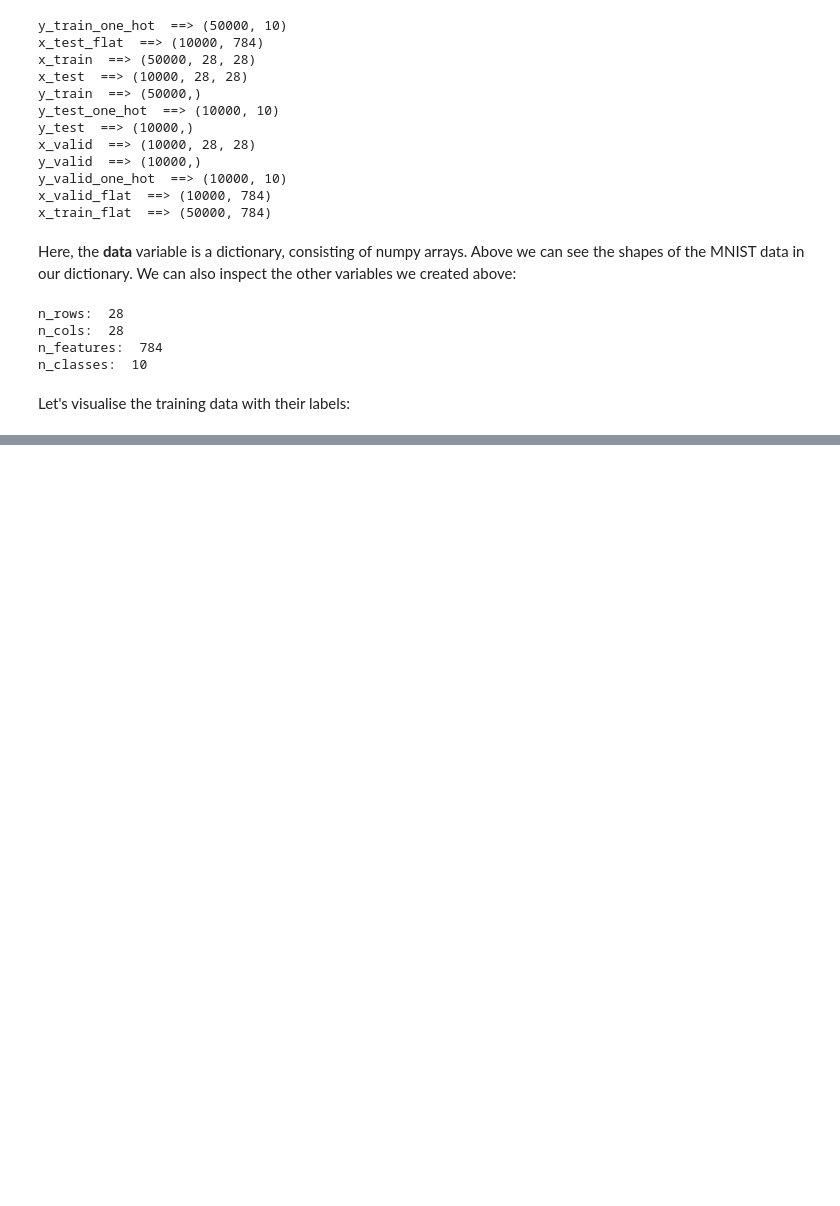
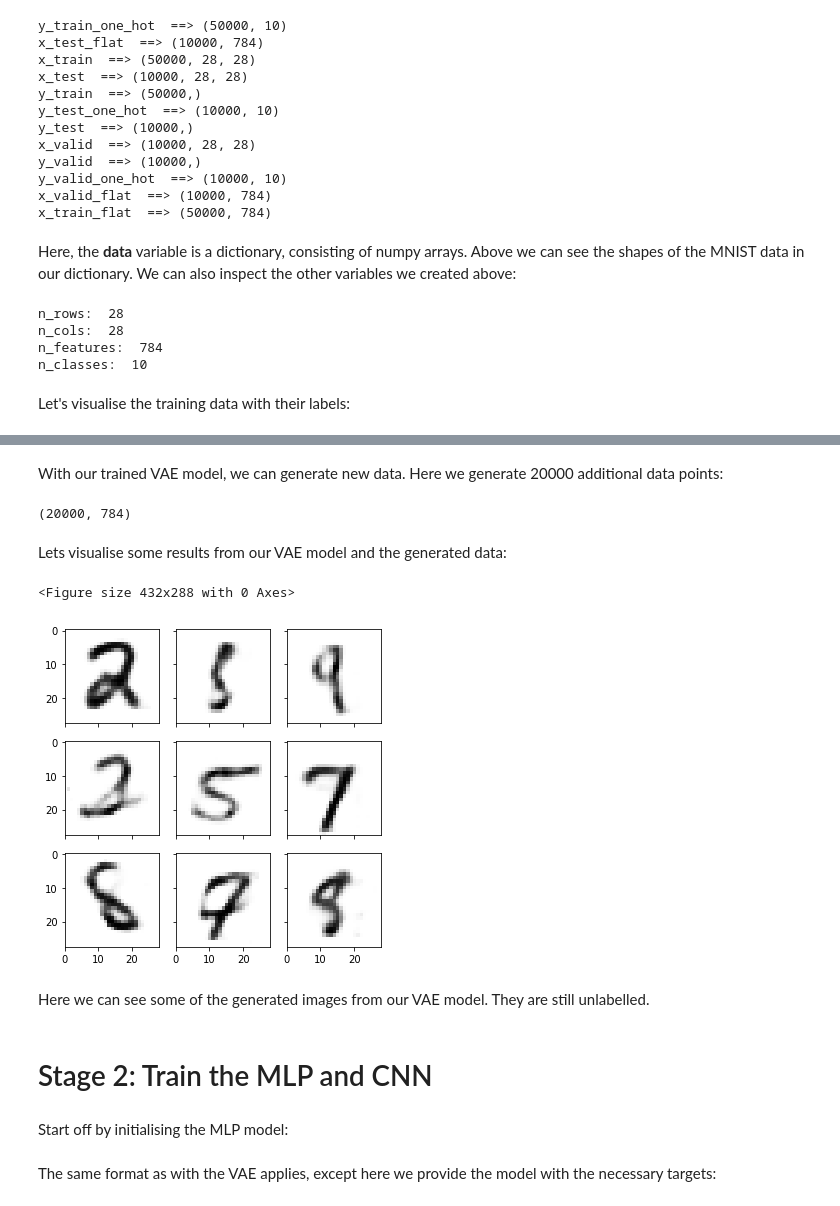
Before and after one commit to zanderbraam/vitrify, a Jupyter notebook: notebooks/vitrify_mnist.ipynb, the cells around one changed output, grey strips where cells are left out. Cells and saved outputs as stored; diff of their text form; code cells hidden in the pictures; blank space fills up the shorter version.

Commit message:
Trying out downsampled models

```diff
--- a/notebooks/vitrify_mnist.ipynb
+++ b/notebooks/vitrify_mnist.ipynb
@@ -101,0 +144,3 @@ plt.show()
+# %%
+# Train VAE
+vae.train(data["x_train_flat"], data["x_valid_flat"], load_model=True)
@@ -101,0 +154,49 @@ plt.show()
+# %% [markdown]
+With our trained VAE model, we can generate new data. Here we generate 20000 additional data points:
+# %%
+# Generate new data
+x_gen_flat = vae.sample(20000)
+print(np.shape(x_gen_flat))
+# %% [output]
+(20000, 784)
+# %% [markdown]
+Lets visualise some results from our VAE model and the generated data:
+# %%
+# Reshape to images
+x_gen = np.array([np.reshape(x_gen_flat[i], [n_rows, n_cols]) for i in range(len(x_gen_flat))])
+
+images_to_plot = 9
+random_indices = np.random.choice(range(20000), images_to_plot)
+
+sample_images = x_gen[random_indices, :]
+
+plt.clf()
+plt.style.use("seaborn-muted")
+
+fig, axes = plt.subplots(3, 3,
+                         figsize=(5,5),
+                         sharex=True, sharey=True,
+                         subplot_kw=dict(aspect="equal"))
+
+for i in range(images_to_plot):
+
+    subplot_row = i // 3
+    subplot_col = i % 3
+    ax = axes[subplot_row, subplot_col]
+
+    plottable_image = np.reshape(sample_images[i, :], (28, 28))
+    ax.imshow(plottable_image, cmap="gray_r")
+
+    ax.set_xbound([0, 28])
+
+plt.tight_layout()
+plt.show()
+# %% [output]
+<Figure size 432x288 with 0 Axes>
+[figure, added]
+# %% [markdown]
+Here we can see some of the generated images from our VAE model. They are still unlabelled.
+# %% [markdown]
+# Stage 2: Train the MLP and CNN
+# %% [markdown]
+Start off by initialising the MLP model:
@@ -101,0 +232,2 @@ plt.show()
+# %% [markdown]
+The same format as with the VAE applies, except here we provide the model with the necessary targets:
```
Also changed, not shown: parts of 40 cells of this notebook, 5 other files.
